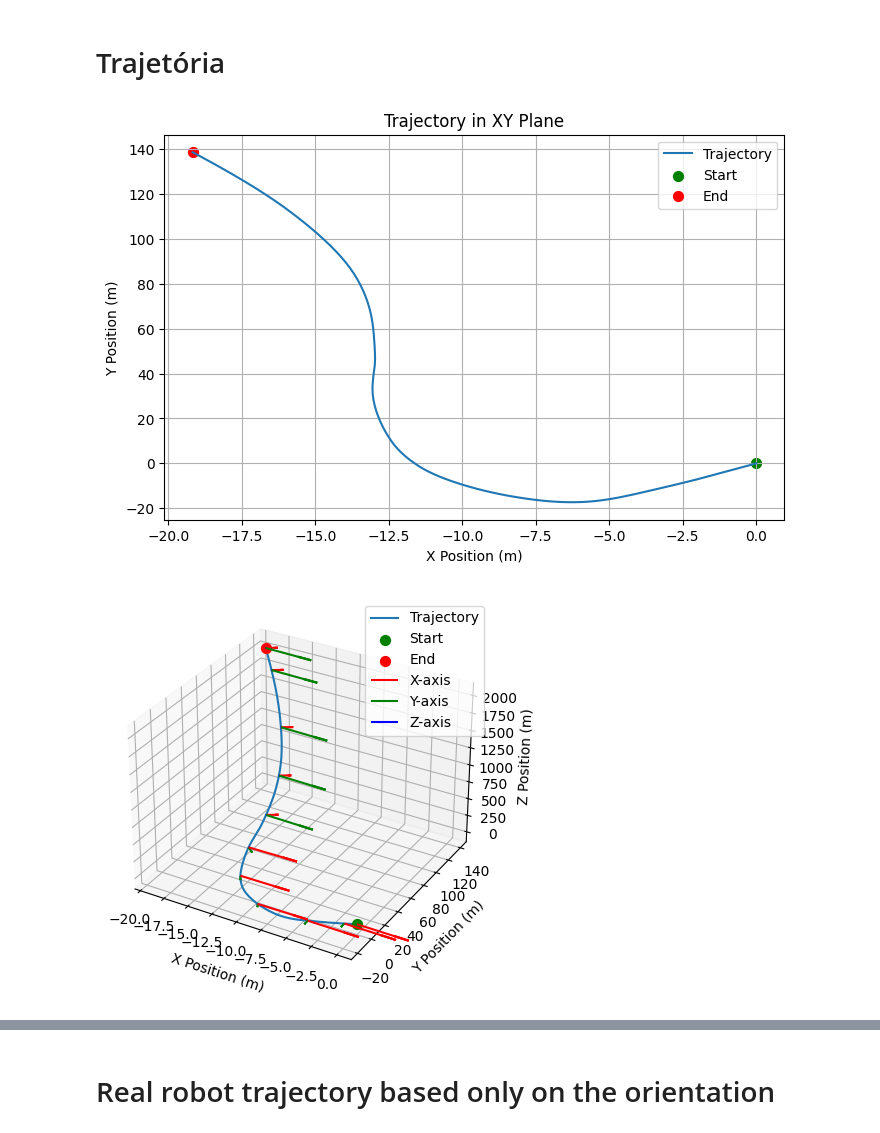
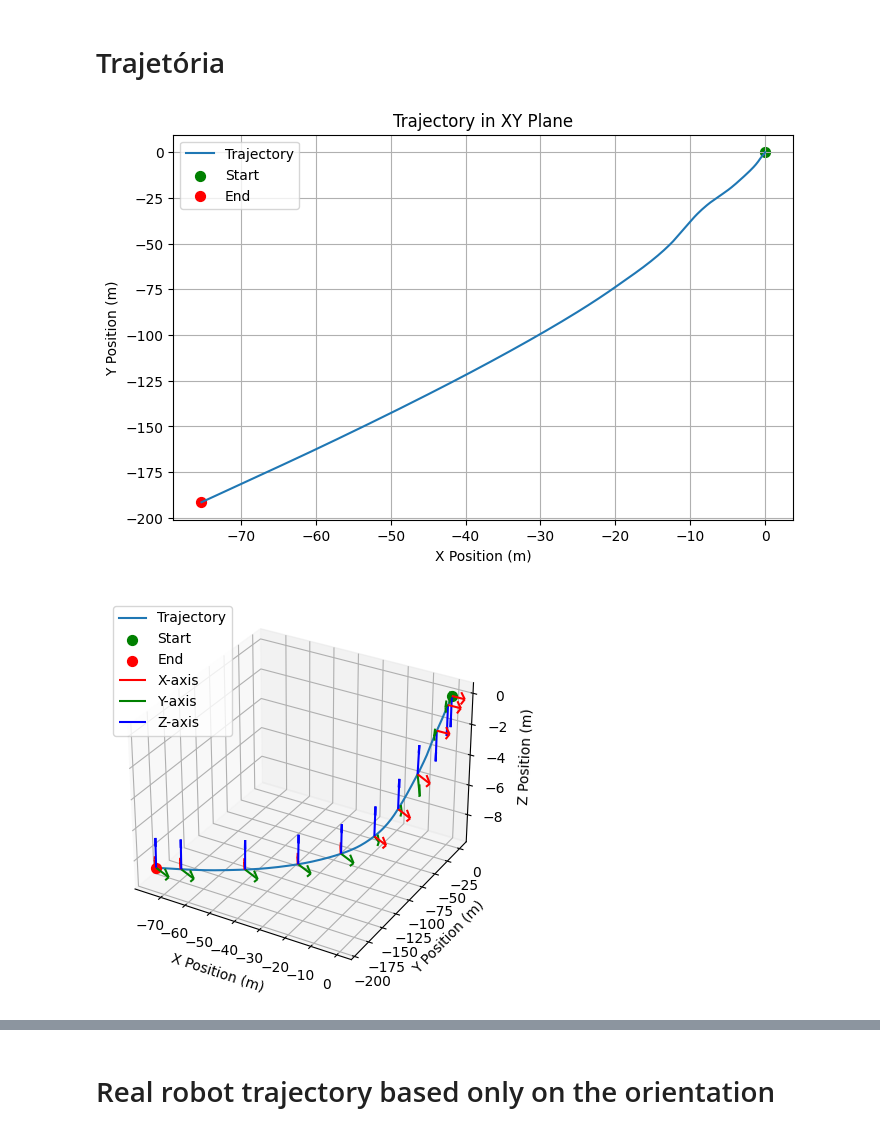
Before and after one commit to RodsCoimbra/IST-ROBO, a Jupyter notebook: task1.ipynb, the cells around one changed output, grey strips where cells are left out. Drawn from its saved outputs; the diff is of its cells as text; code cells hidden in the pictures.

```diff
--- a/task1.ipynb
+++ b/task1.ipynb
@@ -252,10 +247,10 @@ trajectory(time, np.radians(angular_velocity), acceleration, scale=[20,20,20], n
 #Measure the variance of the data
 static_arm_time = time > 15
 var_ang_vel = np.var(angular_velocity[static_arm_time], axis=0)
-mask = (angular_velocity > 3 * var_ang_vel) | (angular_velocity < -3 * var_ang_vel)
+mask = (angular_velocity > 3 * np.sqrt(var_ang_vel)) | (angular_velocity < -3 * np.sqrt(var_ang_vel))
 angular_velocity = np.where(mask, angular_velocity, 0)
 var_acceleration = np.var(acceleration[static_arm_time], axis=0)
-mask = (acceleration > 3 * var_acceleration) | (acceleration < -3 * var_acceleration)
+mask = (acceleration > 3 * np.sqrt(var_acceleration)) | (acceleration < -3 * np.sqrt(var_acceleration))
 acceleration = np.where(mask, acceleration,0)
 
 plot_data(time, angular_velocity, acceleration, 'Remove noise by threshold')
@@ -322,6 +305,7 @@ orientation_from_ang_vel(time, np.radians(filtered_mean_ang_vel))
 # Trajetória
 # %%
 trajectory(time, np.deg2rad(filtered_ang_vel), filtered_acceleration, scale=[5,5,2], number_of_points_between_axis=20)
+trajectory(time, np.deg2rad(filtered_mean_ang_vel), filtered_mean_acceleration, scale=[5,5,2], number_of_points_between_axis=20)
 # %% [output]
-[figure, old version]
+[figure, new version]
-[figure, old version]
+[figure, new version]
```
Also changed, not shown: parts of 13 cells of this notebook, 2 other files.
